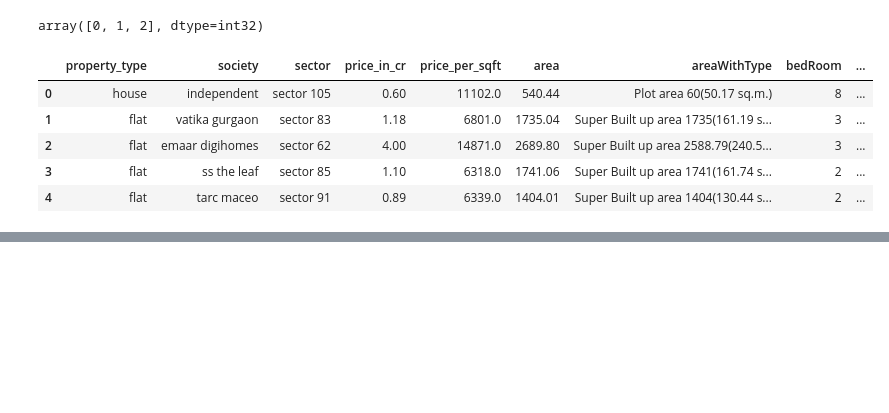
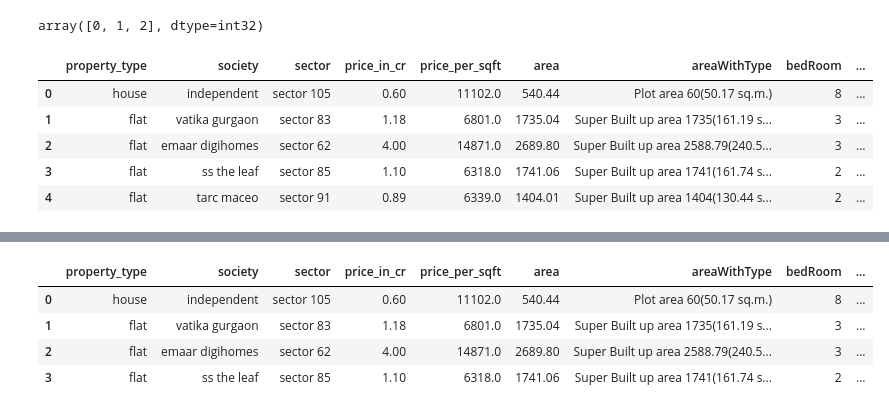
Before and after one commit to akshaypratap008/Real-Estate-Project, a Jupyter notebook: notebooks/feature-engineering/4_feature_engineering_1.ipynb, the cells around one changed output, grey strips where cells are left out. Cells and saved outputs as stored; diff of their text form; code cells hidden in the pictures; blank space fills up the shorter version.

```diff
--- a/notebooks/feature-engineering/4_feature_engineering_1.ipynb
+++ b/notebooks/feature-engineering/4_feature_engineering_1.ipynb
@@ -561,0 +745,15 @@ df[['furnishDetails', 'furnishing_type']]
+# %%
+from artifacts.data.luxury_score import amenity_luxury_score
+
+df['amenities_list']
+
+def assign_luxury_score(amenity):
+    luxury_score = 0
+    if len(amenity) == 0:
+        return np.nan
+    else:
+        for item in amenity:
+            luxury_score += amenity_luxury_score[item.strip("'")]
+        return luxury_score
+
+print(assign_luxury_score(['Private Garden / Terrace', 'Park']))
@@ -561,0 +762,4 @@ df[['furnishDetails', 'furnishing_type']]
+# %%
+df['luxury_score'] = df['amenities_list'].apply(assign_luxury_score)
+# %%
+pd.reset_option('display.max_rows')
@@ -561,0 +792,8 @@ df[['furnishDetails', 'furnishing_type']]
+# %%
+df.drop(columns = ['additionalRoom', 'nearbyLocations', 'furnishDetails', 'features', 'amenities_list']).head(4)
+# %% [output]
+|  | property_type | society | sector | price_in_cr | price_per_sqft | area | areaWithType | bedRoom | ... |
+| 0 | house | independent | sector 105 | 0.60 | 11102.0 | 540.44 | Plot area 60(50.17 sq.m.) | 8 | ... |
+| 1 | flat | vatika gurgaon | sector 83 | 1.18 | 6801.0 | 1735.04 | Super Built up area 1735(161.19 s... | 3 | ... |
+| 2 | flat | emaar digihomes | sector 62 | 4.00 | 14871.0 | 2689.80 | Super Built up area 2588.79(240.5... | 3 | ... |
+| 3 | flat | ss the leaf | sector 85 | 1.10 | 6318.0 | 1741.06 | Super Built up area 1741(161.74 s... | 2 | ... |
```
Also changed, not shown: parts of 43 cells of this notebook, 2 other files.
